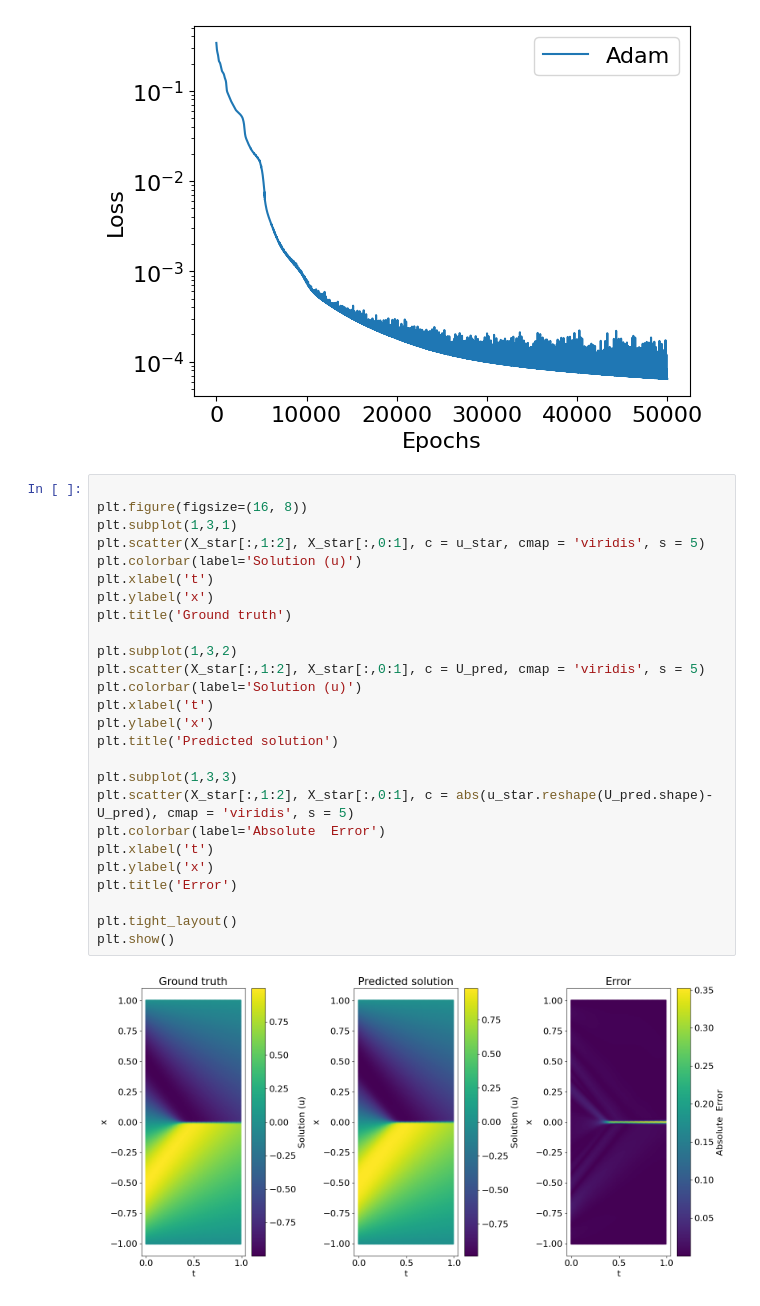
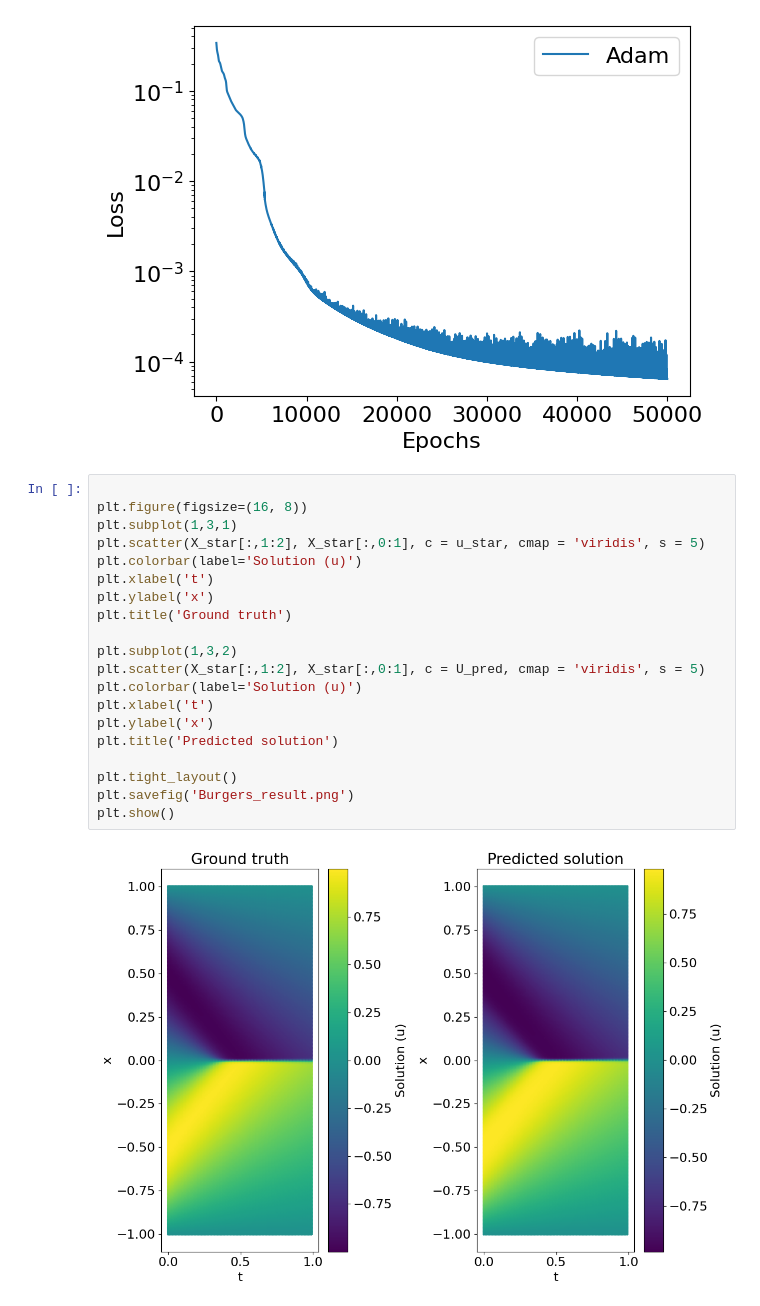
Before and after one commit to ponkrshnan/SIAM_MS24_tutorial, a Jupyter notebook: Burgers_PINN/Burger_pytorch.ipynb, the cells around one changed output. Saved outputs shown, nothing was run; the diff lists cells and outputs as text.

```diff
--- a/Burgers_PINN/Burger_pytorch.ipynb
+++ b/Burgers_PINN/Burger_pytorch.ipynb
@@ -192,28 +192,22 @@ Loss convergence
 # %%
 
 plt.figure(figsize=(16, 8))
 plt.subplot(1,3,1)
 plt.scatter(X_star[:,1:2], X_star[:,0:1], c = u_star, cmap = 'viridis', s = 5)
 plt.colorbar(label='Solution (u)')
 plt.xlabel('t')
 plt.ylabel('x')
 plt.title('Ground truth')
 
 plt.subplot(1,3,2)
 plt.scatter(X_star[:,1:2], X_star[:,0:1], c = U_pred, cmap = 'viridis', s = 5)
 plt.colorbar(label='Solution (u)')
 plt.xlabel('t')
 plt.ylabel('x')
 plt.title('Predicted solution')
 
-plt.subplot(1,3,3)
-plt.scatter(X_star[:,1:2], X_star[:,0:1], c = abs(u_star.reshape(U_pred.shape)-U_pred), cmap = 'viridis', s = 5)
-plt.colorbar(label='Absolute  Error')
-plt.xlabel('t')
-plt.ylabel('x')
-plt.title('Error')
-
 plt.tight_layout()
+plt.savefig('Burgers_result.png')
 plt.show()
 # %% [output]
-[figure, old version]
+[figure, new version]
```
